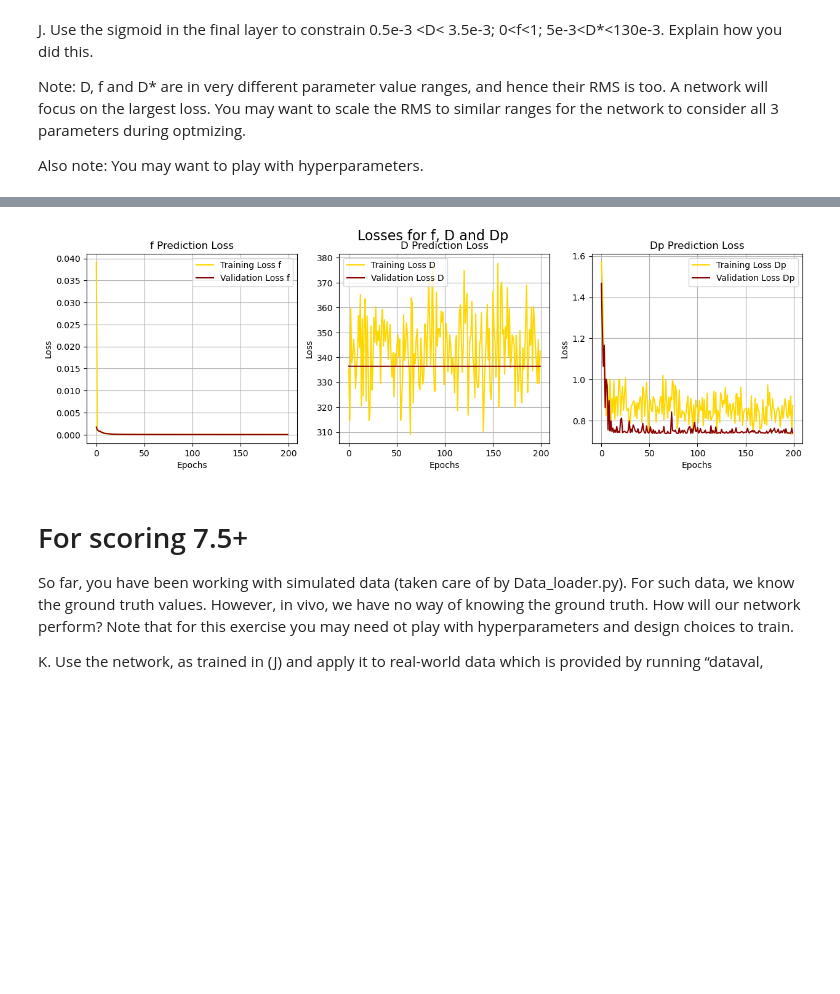
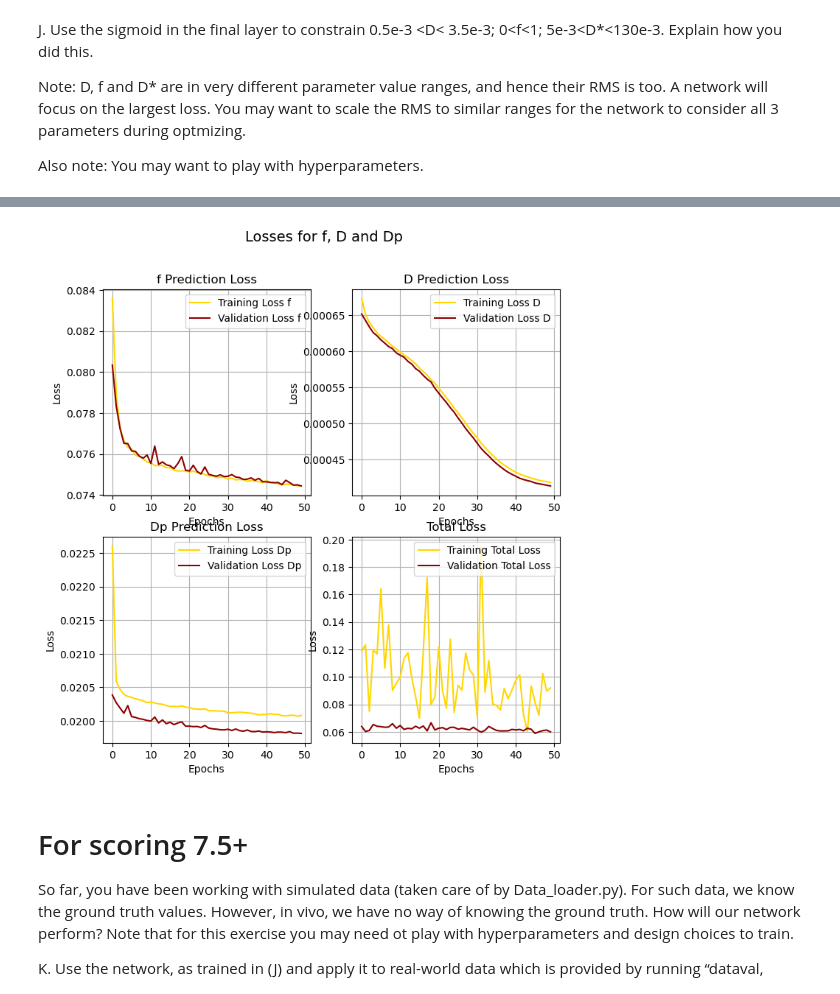
Before and after one commit to zoeazra/AI4MedicalImaging, a Jupyter notebook: Assignment 1/exercise_1.ipynb, the cells around one changed output, grey strips where cells are left out. Saved outputs shown, nothing was run; the diff lists cells and outputs as text; code cells hidden in the pictures; blank space fills up the shorter version.

```diff
--- a/Assignment 1/exercise_1.ipynb
+++ b/Assignment 1/exercise_1.ipynb
@@ -1248,53 +1413,50 @@ Also note: You may want to play with hyperparameters.
 # %%
-def custom_loss(pred, true):
-    if pred.dim() == 1:
-        pred = pred.unsqueeze(0)
-    if true.dim() == 1:
-        true = true.unsqueeze(0)
-
-    loss_f = loss_module(pred[:, 0], true[:, 0])  # f loss
-    loss_D = loss_module(pred[:, 1], true[:, 1]) * 10  # Scale D loss
-    loss_Dp = loss_module(pred[:, 2], true[:, 2]) * 10  # Scale D* loss
-
-    return loss_f + loss_D + loss_Dp
 
 # Assume we have data loaders, optimizer, etc.
-model, trainloader, inferloader, testloader, loss_module, device, opt = create_data_model('test', optimizer="Adagrad", learningrate=0.01, n_outputs=3, sims=5000, custom_output=1, function_act="ELU", hidden_layers=5)
-
-train_losses_f, val_losses_f, train_losses_D, val_losses_D, train_losses_Dp, val_losses_Dp, val_sys_errors_f, val_SD_errors_f, val_sys_errors_D, val_SD_errors_D, val_sys_errors_Dp, val_SD_errors_Dp, train_sys_errors_f, train_SD_errors_f, train_sys_errors_D, train_SD_errors_D, train_sys_errors_Dp, train_SD_errors_Dp, trained_model = train_val_network_mult(model, trainloader, inferloader, testloader, custom_loss, device, opt, epochs=200)
+model, trainloader, inferloader, testloader, loss_module, device, opt = create_data_model('test', optimizer="Adagrad", learningrate=0.01, n_outputs=3, sims=100000, custom_output=1, function_act="ELU", hidden_layers=5)
+train_losses_f, val_losses_f, train_losses_D, val_losses_D, train_losses_Dp, val_losses_Dp, val_sys_errors_f, val_SD_errors_f, val_sys_errors_D, val_SD_errors_D, val_sys_errors_Dp, val_SD_errors_Dp, train_sys_errors_f, train_SD_errors_f, train_sys_errors_D, train_SD_errors_D, train_sys_errors_Dp, train_SD_errors_Dp, train_total_loss, val_total_loss, trained_model = train_val_network_mult_j(model, trainloader, inferloader, testloader, loss_module, device, opt, epochs=50)
 
 # Plotting the losses
-fig, axes = plt.subplots(1, 3, figsize=(15, 4))
-fig.suptitle("Losses for f, D and Dp", fontsize=16)
+fig, axes = plt.subplots(2, 2, figsize=(8, 8))
+fig.suptitle("Losses for f, D and Dp", fontsize=14)
 
-axes[0].plot(range(len(train_losses_f)), train_losses_f, label="Training Loss f", color="gold")
-axes[0].plot(range(len(val_losses_f)), val_losses_f, label="Validation Loss f", color="darkred")
-axes[0].set_xlabel("Epochs")
-axes[0].set_ylabel("Loss")
-axes[0].legend()
-axes[0].grid(True)
-axes[0].set_title("f Prediction Loss")
+axes[0, 0].plot(range(len(train_losses_f)), train_losses_f, label="Training Loss f", color="gold")
+axes[0, 0].plot(range(len(val_losses_f)), val_losses_f, label="Validation Loss f", color="darkred")
+axes[0, 0].set_xlabel("Epochs")
+axes[0, 0].set_ylabel("Loss")
+axes[0, 0].legend()
+axes[0, 0].grid(True)
+axes[0, 0].set_title("f Prediction Loss")
 
-axes[1].plot(range(len(train_losses_D)), train_losses_D, label="Training Loss D", color="gold")
-axes[1].plot(range(len(val_losses_D)), val_losses_D, label="Validation Loss D", color="darkred")
-axes[1].set_xlabel("Epochs")
-axes[1].set_ylabel("Loss")
-axes[1].legend()
-axes[1].grid(True)
-axes[1].set_title("D Prediction Loss")
+axes[0, 1].plot(range(len(train_losses_D)), train_losses_D, label="Training Loss D", color="gold")
+axes[0, 1].plot(range(len(val_losses_D)), val_losses_D, label="Validation Loss D", color="darkred")
+axes[0, 1].set_xlabel("Epochs")
+axes[0, 1].set_ylabel("Loss")
+axes[0, 1].legend()
+axes[0, 1].grid(True)
+axes[0, 1].set_title("D Prediction Loss")
 
-axes[2].plot(range(len(train_losses_Dp)), train_losses_Dp, label="Training Loss Dp", color="gold")
-axes[2].plot(range(len(val_losses_Dp)), val_losses_Dp, label="Validation Loss Dp", color="darkred")
-axes[2].set_xlabel("Epochs")
-axes[2].set_ylabel("Loss")
-axes[2].legend()
-axes[2].grid(True)
-axes[2].set_title("Dp Prediction Loss")
+axes[1, 0].plot(range(len(train_losses_Dp)), train_losses_Dp, label="Training Loss Dp", color="gold")
+axes[1, 0].plot(range(len(val_losses_Dp)), val_losses_Dp, label="Validation Loss Dp", color="darkred")
+axes[1, 0].set_xlabel("Epochs")
+axes[1, 0].set_ylabel("Loss")
+axes[1, 0].legend()
+axes[1, 0].grid(True)
+axes[1, 0].set_title("Dp Prediction Loss")
+
+axes[1, 1].plot(range(len(train_total_loss)), train_total_loss, label="Training Total Loss", color="gold")
+axes[1, 1].plot(range(len(val_total_loss)), val_total_loss, label="Validation Total Loss", color="darkred")
+axes[1, 1].set_xlabel("Epochs")
+axes[1, 1].set_ylabel("Loss")
+axes[1, 1].legend()
+axes[1, 1].grid(True)
+axes[1, 1].set_title("Total Loss")
+
 
 plt.show()
 # %% [output]
 [interactive output not drawn]
-[figure, old version]
+[figure, new version]
 # %% [markdown]
 # For scoring 7.5+
 So far, you have been working with simulated data (taken care of by Data_loader.py). For such data, we know the ground truth values. However, in vivo, we have no way of knowing the ground truth. How will our network perform? Note that for this exercise you may need ot play with hyperparameters and design choices to train.
```
Also changed, not shown: parts of 7 cells of this notebook, 1 other file.
